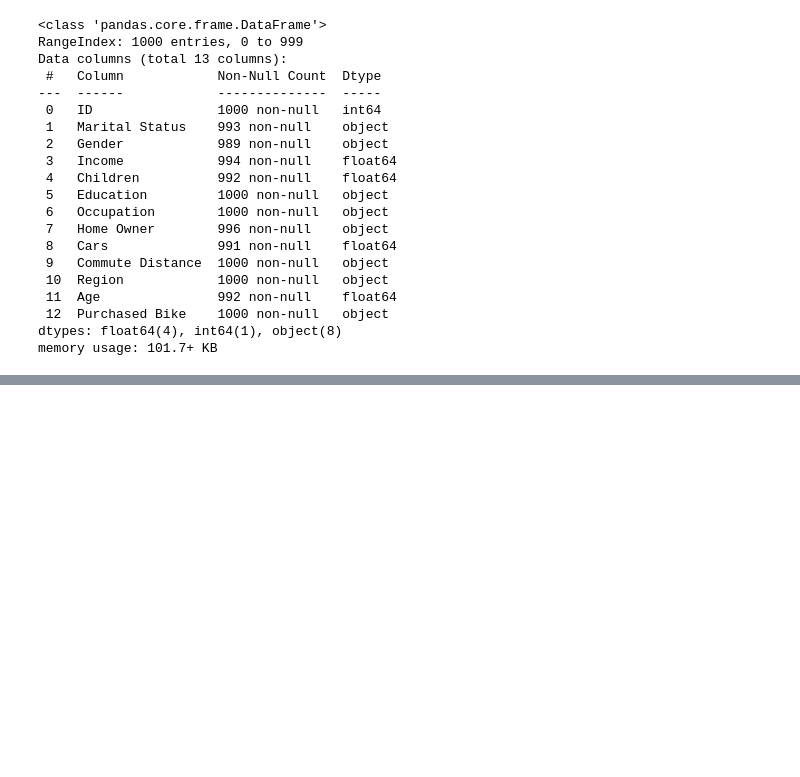
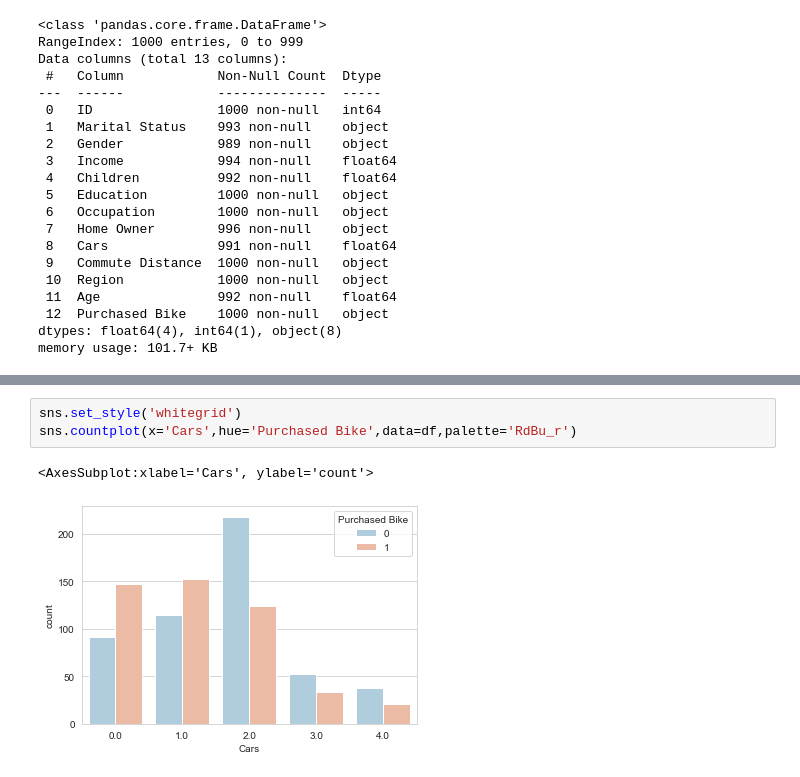
Before and after one commit to FrancoSimonini/bike-buyers-CRISP-DM_G2_CC52, a Jupyter notebook: Code/CodeIbrahimCleaning.ipynb, the cells around one changed output, grey strips where cells are left out. Cells and saved outputs as stored; diff of their text form; blank space fills up the shorter version.

```diff
--- a/Code/CodeIbrahimCleaning.ipynb
+++ b/Code/CodeIbrahimCleaning.ipynb
@@ -54,0 +168,6 @@ df.describe()
+# %%
+sns.set_style('whitegrid')
+sns.countplot(x='Cars',hue='Purchased Bike',data=df,palette='RdBu_r')
+# %% [output]
+<AxesSubplot:xlabel='Cars', ylabel='count'>
+[figure, added]
```
Also changed, not shown: parts of 27 cells of this notebook.
